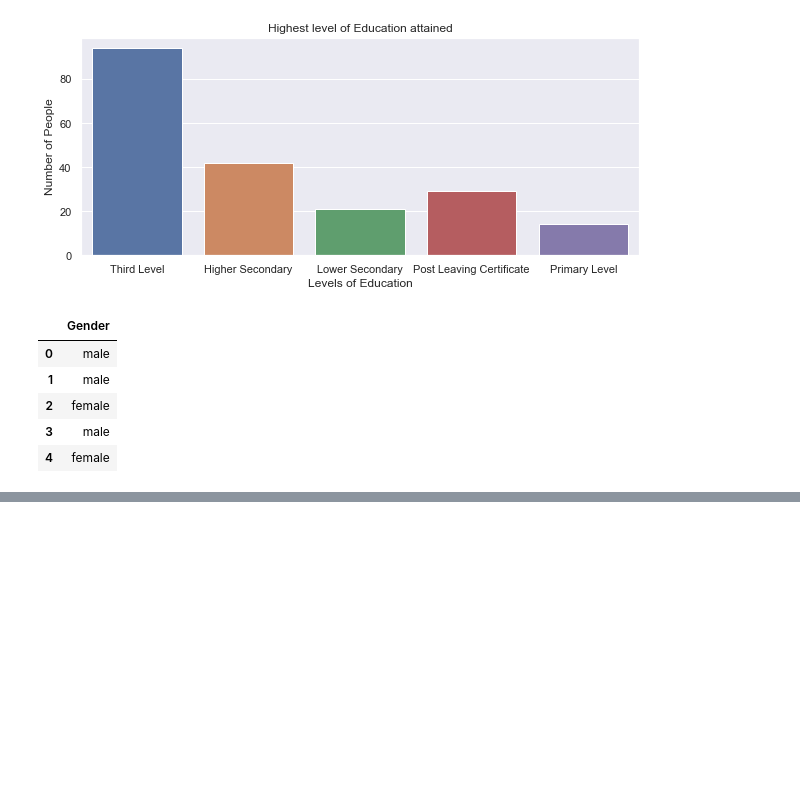
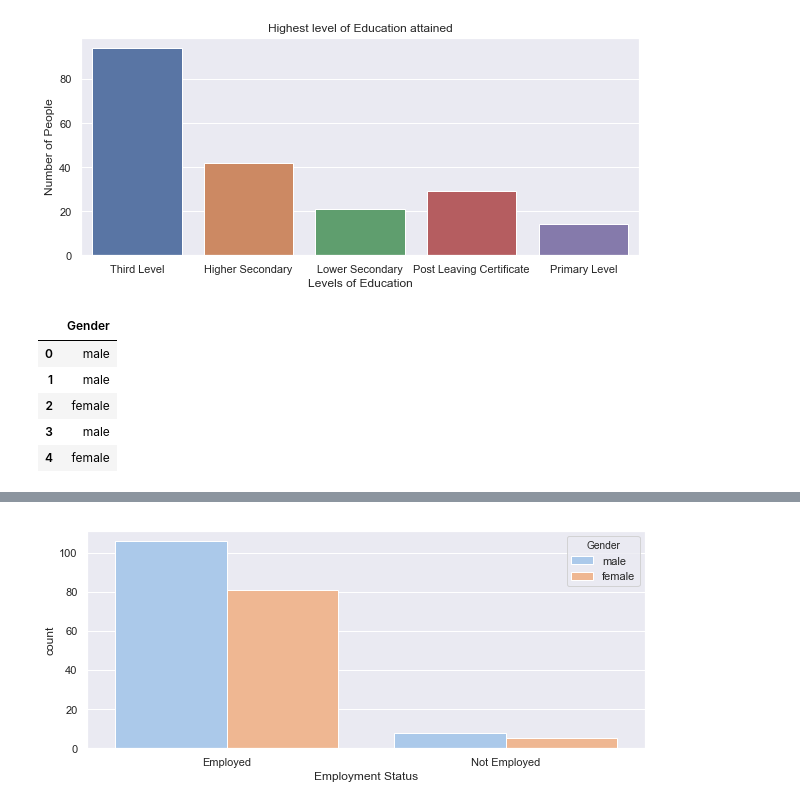
Before and after one commit to martinaobrien/GMIT-Programme-for-Data-Analysis-Project---Simulation, a Jupyter notebook: GMIT-Programme-for-Data-Analysis-Project---Simulation.ipynb, the cells around one changed output, grey strips where cells are left out. Saved outputs shown, nothing was run; the diff lists cells and outputs as text; code cells hidden in the pictures; blank space fills up the shorter version.

Commit message:
Commit Employment DataFrame and new charts.

```diff
--- a/GMIT-Programme-for-Data-Analysis-Project---Simulation.ipynb
+++ b/GMIT-Programme-for-Data-Analysis-Project---Simulation.ipynb
@@ -202,0 +182,12 @@ gender_df.head()
+# %%
+#create data for references
+status = ['Employed', 'Not Employed']
+#created a probability for each string, leaving a higher probability for 'reasonable' and 'good'
+prob_employment = [0.952,0.048]
+employment = np.random.choice(status, 200, p=prob_employment)
+
+##creating the dataframe for the references
+employment_df = pd.DataFrame(employment, columns=['Employment Status'])
+
+#showing the first 5 references
+employment_df.head()
@@ -202,0 +201,14 @@ gender_df.head()
+# %%
+# merging all dataframes in one
+merged = pd.concat([age_df, education_level_df, gender_df, employment_df], axis=1)
+
+
+#creating the dataframe for the final merged list
+merged_df = pd.DataFrame(merged)
+
+
+#save list to a csv file
+merged_df.to_csv("merged_df.csv")
+
+#displaying the list
+merged_df
@@ -202,0 +234,5 @@ gender_df.head()
+# %%
+sns.countplot("Employment Status", hue='Gender', data= merged_df)
+sns.set_palette("pastel")
+# %% [output]
+[figure, added]
```
Also changed, not shown: parts of 13 cells of this notebook, 3 other files.
